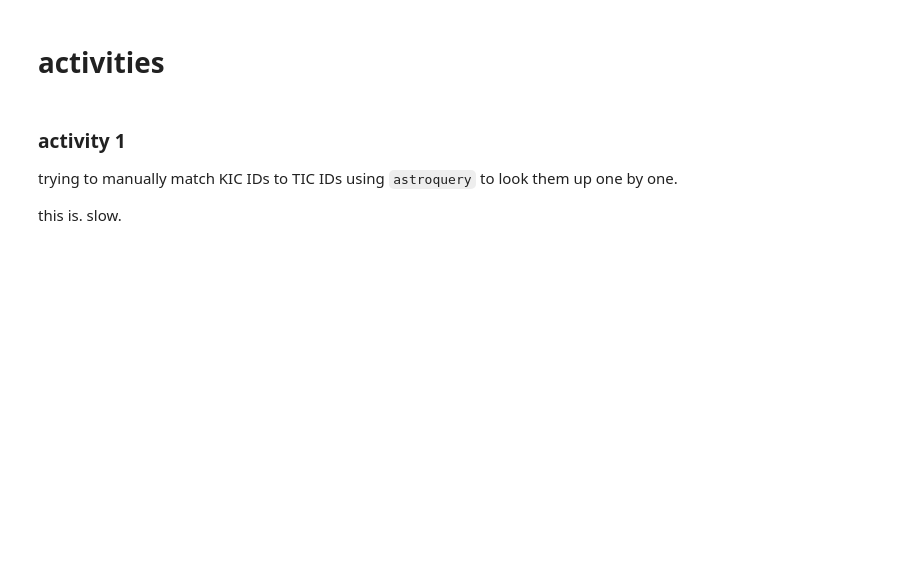
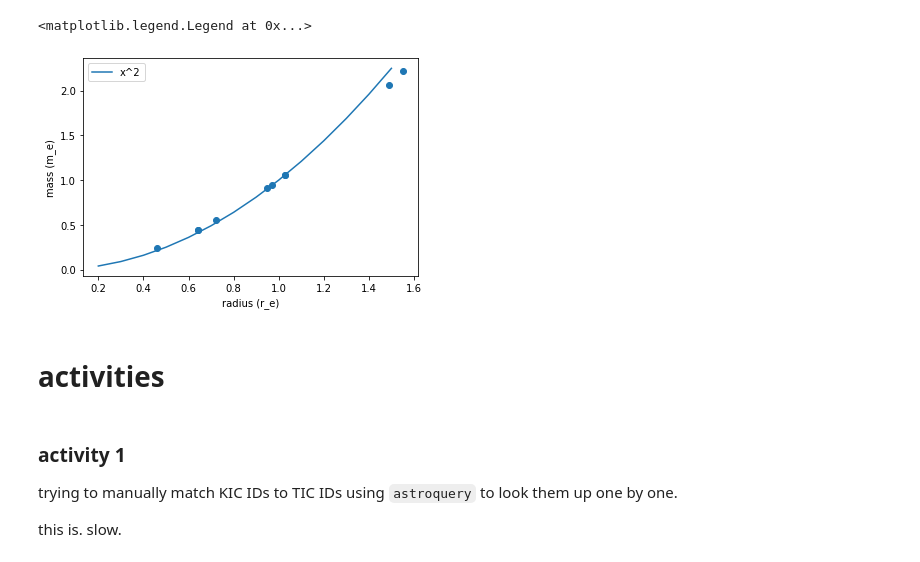
Before and after one commit to namagu/rossiter-mclaughlin-coaddventure, a Jupyter notebook: analyzing_rvs_from_scratch.ipynb, the cells around one changed output. Drawn from its saved outputs; the diff is of its cells as text; code cells hidden in the pictures; blank space fills up the shorter version.

```diff
--- a/analyzing_rvs_from_scratch.ipynb
+++ b/analyzing_rvs_from_scratch.ipynb
@@ -219,3 +234,12 @@ NameError: name 'koi' is not defined
+# %%
+# see what they look like in mass-radius space
+plt.scatter(smol_beans['koi_prad'],smol_beans['mp'])
+plt.plot(np.arange(0.2,1.6,0.1), np.arange(0.2,1.6,0.1)**2, label='x^2')
+plt.xlabel('radius (r_e)'), plt.ylabel('mass (m_e)')
+plt.legend()
+# %% [output]
+<matplotlib.legend.Legend at 0x...>
+[figure, added]
 # %% [markdown]
 # activities
 # %% [markdown]
```
Also changed, not shown: parts of 14 cells of this notebook.
